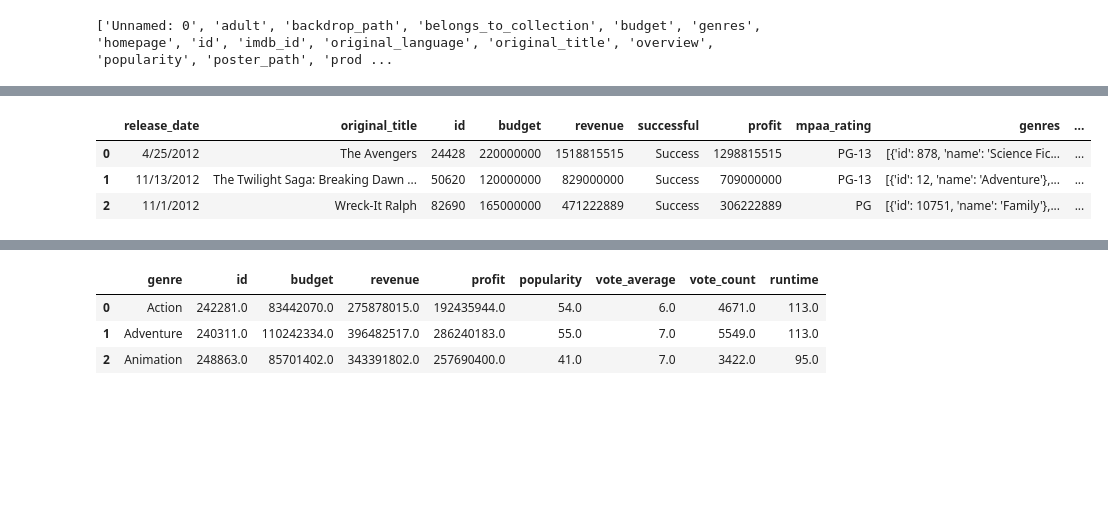
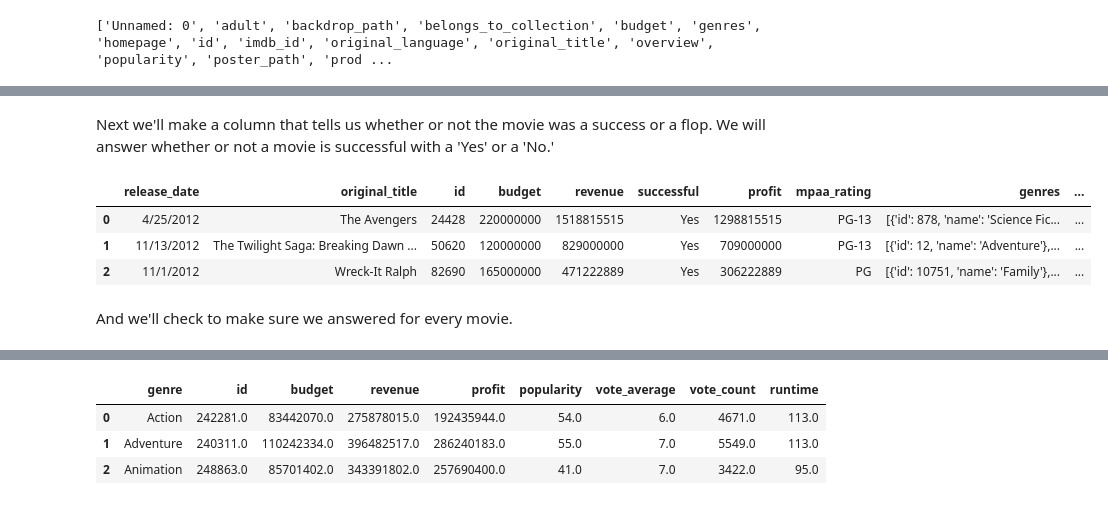
Before and after one commit to Drymander/dsc-phase-1-project, a Jupyter notebook: Final Notebook.ipynb, the cells around one changed output, grey strips where cells are left out. Drawn from its saved outputs; the diff is of its cells as text; code cells hidden in the pictures; blank space fills up the shorter version.

```diff
--- a/Final Notebook.ipynb
+++ b/Final Notebook.ipynb
@@ -200,17 +200,21 @@ df.head(3)
+# %% [markdown]
+Next we'll make a column that tells us whether or not the movie was a success or a flop.  We will answer whether or not a movie is successful with a 'Yes' or a 'No.'
 # %%
 # https://stackoverflow.com/questions/56990755/how-to-create-a-boolean-column-depending-on-positive-or-negative-values-of-anoth
 
 
-successful = np.where(df["profit"] >= 0, 'Success', 'Flop')
+successful = np.where(df["profit"] >= 0, 'Yes', 'No')
 
 df.insert (5, "successful", successful)
 
 df.head(3)
 # %% [output]
 |  | release_date | original_title | id | budget | revenue | successful | profit | mpaa_rating | genres | ... |
-| 0 | 4/25/2012 | The Avengers | 24428 | 220000000 | 1518815515 | Success | 1298815515 | PG-13 | [{'id': 878, 'name': 'Science Fic... | ... |
-| 1 | 11/13/2012 | The Twilight Saga: Breaking Dawn ... | 50620 | 120000000 | 829000000 | Success | 709000000 | PG-13 | [{'id': 12, 'name': 'Adventure'},... | ... |
-| 2 | 11/1/2012 | Wreck-It Ralph | 82690 | 165000000 | 471222889 | Success | 306222889 | PG | [{'id': 10751, 'name': 'Family'},... | ... |
+| 0 | 4/25/2012 | The Avengers | 24428 | 220000000 | 1518815515 | Yes | 1298815515 | PG-13 | [{'id': 878, 'name': 'Science Fic... | ... |
+| 1 | 11/13/2012 | The Twilight Saga: Breaking Dawn ... | 50620 | 120000000 | 829000000 | Yes | 709000000 | PG-13 | [{'id': 12, 'name': 'Adventure'},... | ... |
+| 2 | 11/1/2012 | Wreck-It Ralph | 82690 | 165000000 | 471222889 | Yes | 306222889 | PG | [{'id': 10751, 'name': 'Family'},... | ... |
+# %% [markdown]
+And we'll check to make sure we answered for every movie.
 # %%
 df['successful'].unique()
 # %% [output]
```
Also changed, not shown: parts of 35 cells of this notebook.
